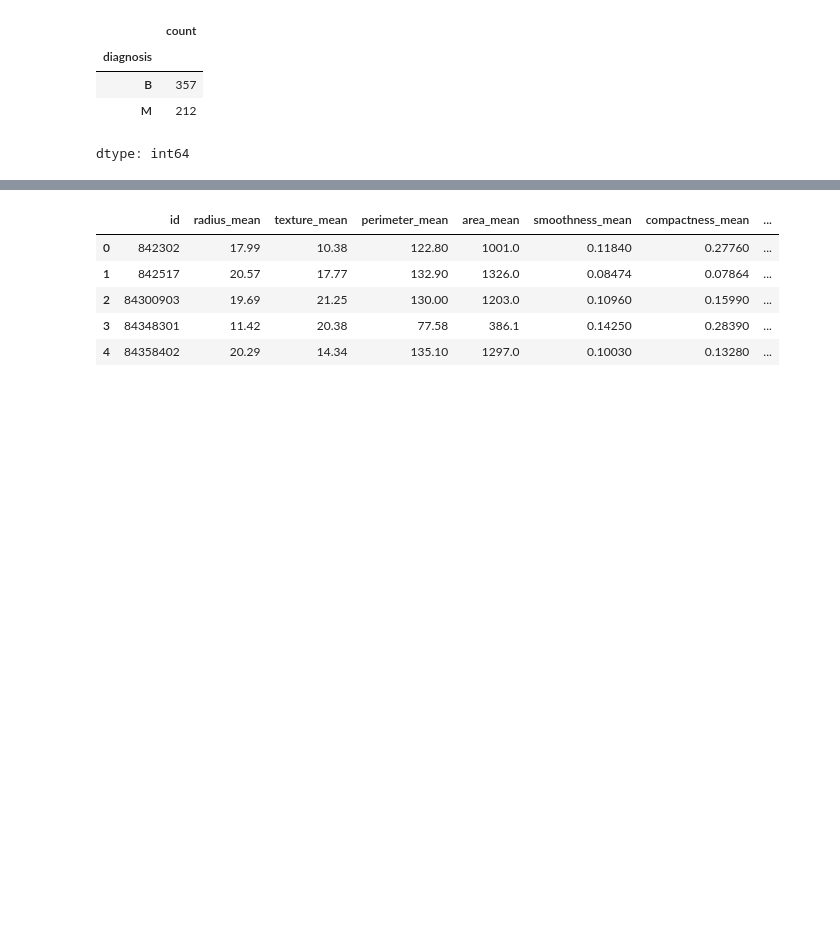
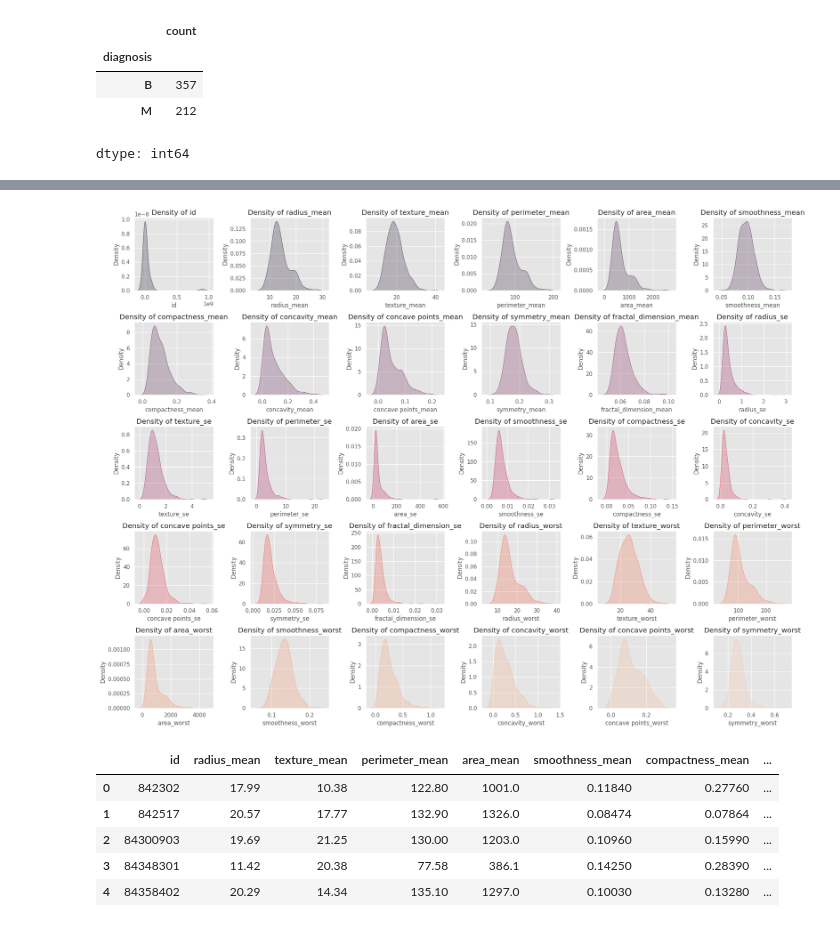
Before and after one commit to SurekhaBerlin/Breast-Cancer-Project, a Jupyter notebook: Breast_Cancer_Project(EDA_+ML_+_DL_).ipynb, the cells around one changed output, grey strips where cells are left out. Saved outputs shown, nothing was run; the diff lists cells and outputs as text; code cells hidden in the pictures; blank space fills up the shorter version.

```diff
--- a/Breast_Cancer_Project(EDA_+ML_+_DL_).ipynb
+++ b/Breast_Cancer_Project(EDA_+ML_+_DL_).ipynb
@@ -178,3 +219,24 @@ dtype: int64
+# %%
+# Set up the figure
+plt.figure(figsize=(20, 15))
+plotnumber = 1
+
+# Get the "rocket" color palette
+rocket_palette = sns.color_palette("rocket", n_colors=len(df.columns))
+
+# Loop through each numeric column in the DataFrame
+for column in df.select_dtypes(include=['number']):  # Select only numeric columns
+    if plotnumber <= 30:  # Limit to the first 30 plots
+        ax = plt.subplot(5, 6, plotnumber)
+        sns.kdeplot(df[column], fill=True, color=rocket_palette[plotnumber - 1])  # Use the rocket color
+        plt.xlabel(column)
+        plt.title(f'Density of {column}')  # Optional: Add title for each subplot
+        plotnumber += 1  # Increment only if a plot is made
+
+plt.tight_layout()
+plt.show()
+# %% [output]
+[figure, added]
 # %%
 # encoding the target column
 label_encode = LabelEncoder()
```
Also changed, not shown: parts of 15 cells of this notebook.
